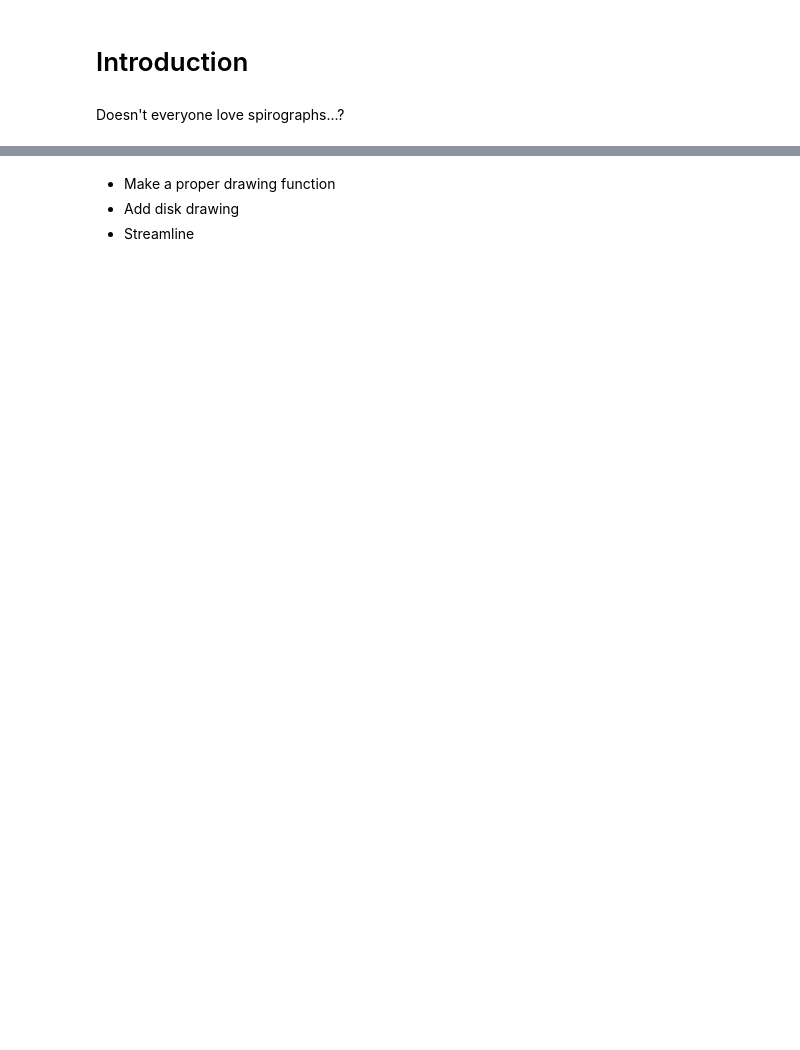
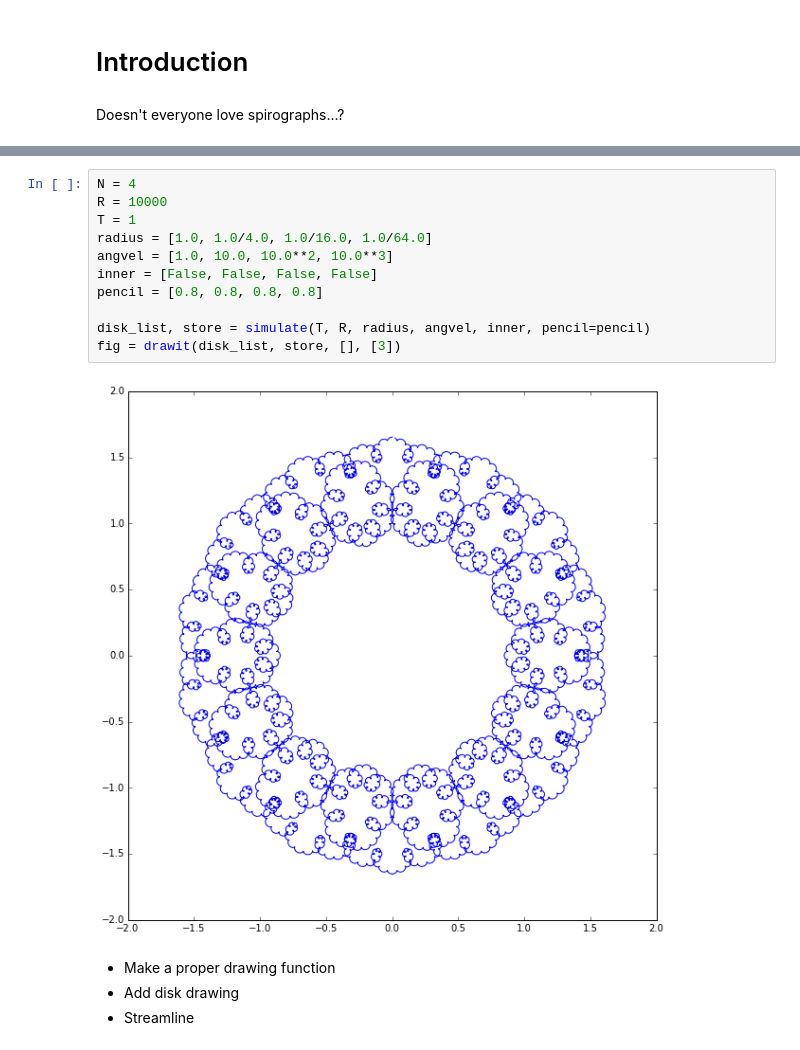
Before and after one commit to drpeteb/recursive-spirograph, a Jupyter notebook: Recursive-Spirograph.ipynb, the cells around one changed output, grey strips where cells are left out. Drawn from its saved outputs; the diff is of its cells as text; blank space fills up the shorter version.

```diff
--- a/Recursive-Spirograph.ipynb
+++ b/Recursive-Spirograph.ipynb
@@ -166,3 +171,16 @@ plt.show()
+# %%
+N = 4
+R = 10000
+T = 1
+radius = [1.0, 1.0/4.0, 1.0/16.0, 1.0/64.0]
+angvel = [1.0, 10.0, 10.0**2, 10.0**3]
+inner = [False, False, False, False]
+pencil = [0.8, 0.8, 0.8, 0.8]
+
+disk_list, store = simulate(T, R, radius, angvel, inner, pencil=pencil)
+fig = drawit(disk_list, store, [], [3])
+# %% [output]
+[figure, added]
 # %% [markdown]
 * Make a proper drawing function
 * Add disk drawing
```
Also changed, not shown: parts of 9 cells of this notebook.
